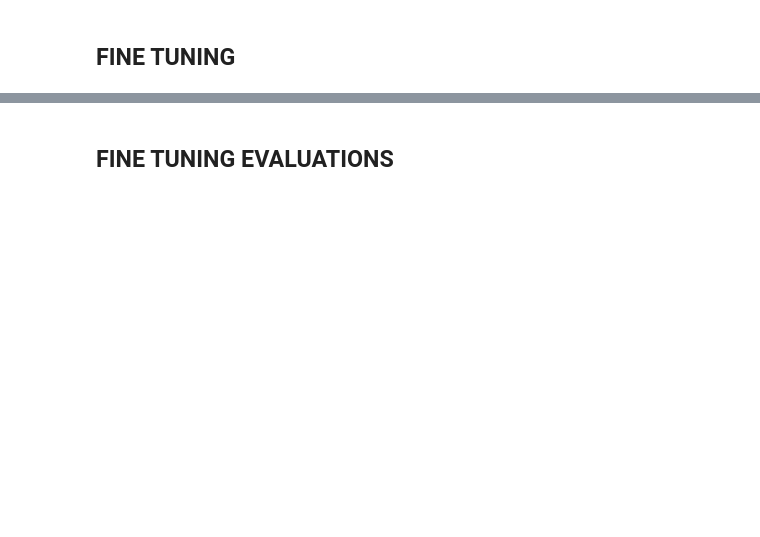
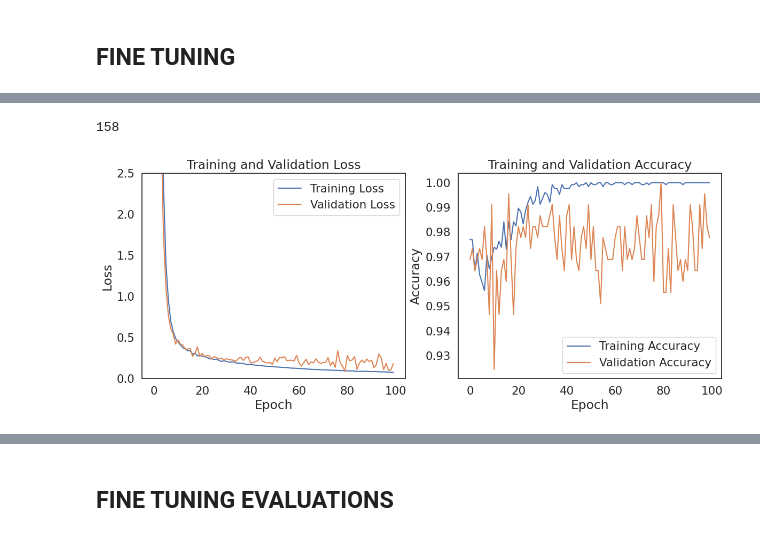
Before and after one commit to Smrevilo/ANNDL-Challenges, a Jupyter notebook: Challenge_1/Model_Training.ipynb, the cells around one changed output, grey strips where cells are left out. Saved outputs shown, nothing was run; the diff lists cells and outputs as text; code cells hidden in the pictures; blank space fills up the shorter version.

```diff
--- a/Challenge_1/Model_Training.ipynb
+++ b/Challenge_1/Model_Training.ipynb
@@ -533,12 +619,12 @@ del model
 ## **FINE TUNING**
 # %%
 # Best values found so far
-n_dense_layers = 2
+n_dense_layers = 3
 dropout_rate = 0.35
 include_dropout = True
-l2_lambda = 1e-2
+l2_lambda = 2e-2
 
-epochs = 30
+epochs = 100
 # %%
 # Build the model with specified input and output shapes
 with strategy.scope():
@@ -562,7 +718,7 @@ patience = 12
 
 # Create an EarlyStopping callback
 early_stopping = tfk.callbacks.EarlyStopping(
-    monitor='val_binary_accuracy',
+    monitor='val_accuracy',
     mode='max',
     patience=patience,
     restore_best_weights=True
@@ -572,13 +728,23 @@ lr_reducer = CustomReduceLROnPlateau(monitor='val_binary_accuracy', factor=0.5,
 plot_callback = RealTimePlot()
 
 # Store the callback in a list
-callbacks = [lr_reducer]
+callbacks = [early_stopping, lr_reducer, plot_callback]
+# %%
+ds = train_dataset.concatenate(val_dataset)
+ds = ds.shuffle(10240)
+# %%
+steps_per_epoch = (X_train.shape[0] + X_val.shape[0]) // batch_size
+print(steps_per_epoch)
+# %% [output]
+158
 # %%
 # Train the model with early stopping callback
 history = model.fit(
-    train_dataset,
+    ds,
     epochs=epochs,
     steps_per_epoch=steps_per_epoch,
-    validation_data=val_dataset,
+    validation_data=test_dataset,
     callbacks=callbacks
 ).history
+# %% [output]
+[figure, added]
```
Also changed, not shown: parts of 27 cells of this notebook.
